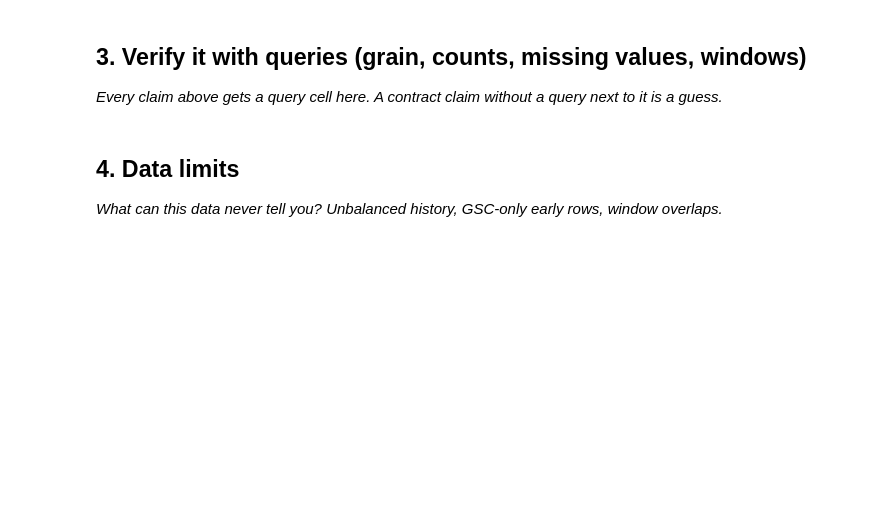
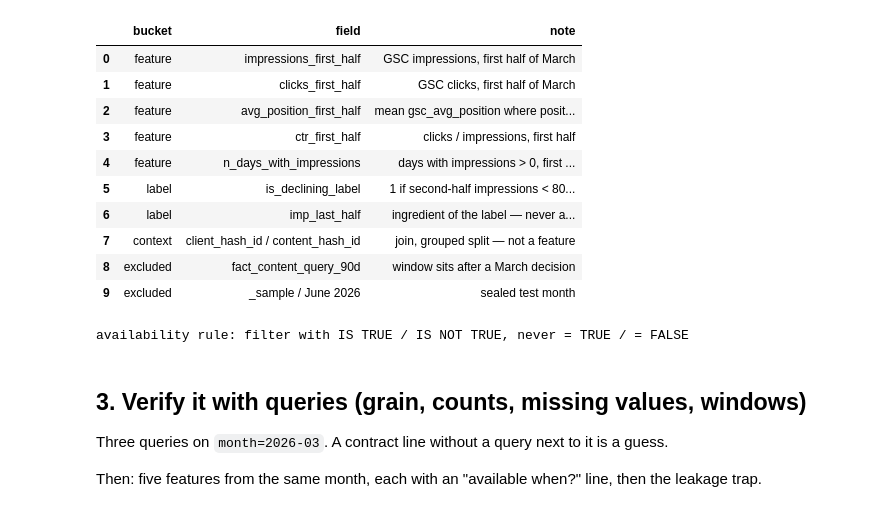
Before and after one commit to alikadirguzel/flyrankinternship, a Jupyter notebook: work/notebooks/w03_data_contract.ipynb, the cells around one changed output. Saved outputs shown, nothing was run; the diff lists cells and outputs as text; code cells hidden in the pictures; blank space fills up the shorter version.

Commit message:
Verify the Lane 2 warehouse contract on March 2026 and show the leakage trap.
Co-authored-by: Cursor <cursoragent@cursor.com>

```diff
--- a/work/notebooks/w03_data_contract.ipynb
+++ b/work/notebooks/w03_data_contract.ipynb
@@ -23,4 +167,37 @@ This skeleton is yours to fill. Work the sections **in order** — each one has
+# %%
+buckets = pd.DataFrame(
+    [
+        ("feature", "impressions_first_half", "GSC impressions, first half of March"),
+        ("feature", "clicks_first_half", "GSC clicks, first half of March"),
+        ("feature", "avg_position_first_half", "mean gsc_avg_position where position > 0, first half"),
+        ("feature", "ctr_first_half", "clicks / impressions, first half"),
+        ("feature", "n_days_with_impressions", "days with impressions > 0, first half"),
+        ("label", "is_declining_label", "1 if second-half impressions < 80% of first-half (floor applied)"),
+        ("label", "imp_last_half", "ingredient of the label — never a feature"),
+        ("context", "client_hash_id / content_hash_id", "join, grouped split — not a feature"),
+        ("excluded", "fact_content_query_90d", "window sits after a March decision"),
+        ("excluded", "_sample / June 2026", "sealed test month"),
+    ],
+    columns=["bucket", "field", "note"],
+)
+display(buckets)
+print("availability rule: filter with IS TRUE / IS NOT TRUE, never = TRUE / = FALSE")
+# %% [output]
+|  | bucket | field | note |
+| 0 | feature | impressions_first_half | GSC impressions, first half of March |
+| 1 | feature | clicks_first_half | GSC clicks, first half of March |
+| 2 | feature | avg_position_first_half | mean gsc_avg_position where posit... |
+| 3 | feature | ctr_first_half | clicks / impressions, first half |
+| 4 | feature | n_days_with_impressions | days with impressions > 0, first ... |
+| 5 | label | is_declining_label | 1 if second-half impressions < 80... |
+| 6 | label | imp_last_half | ingredient of the label — never a... |
+| 7 | context | client_hash_id / content_hash_id | join, grouped split — not a feature |
+| 8 | excluded | fact_content_query_90d | window sits after a March decision |
+| 9 | excluded | _sample / June 2026 | sealed test month |
+availability rule: filter with IS TRUE / IS NOT TRUE, never = TRUE / = FALSE
 # %% [markdown]
 ## 3. Verify it with queries (grain, counts, missing values, windows)
 
-*Every claim above gets a query cell here. A contract claim without a query next to it is a guess.*
+Three queries on `month=2026-03`. A contract line without a query next to it is a guess.
+
+Then: five features from the same month, each with an "available when?" line, then the leakage trap.
@@ -30,4 +203,0 @@ This skeleton is yours to fill. Work the sections **in order** — each one has
-# %% [markdown]
-## 4. Data limits
-
-*What can this data never tell you? Unbalanced history, GSC-only early rows, window overlaps.*
```
Also changed, not shown: parts of 25 cells of this notebook.
